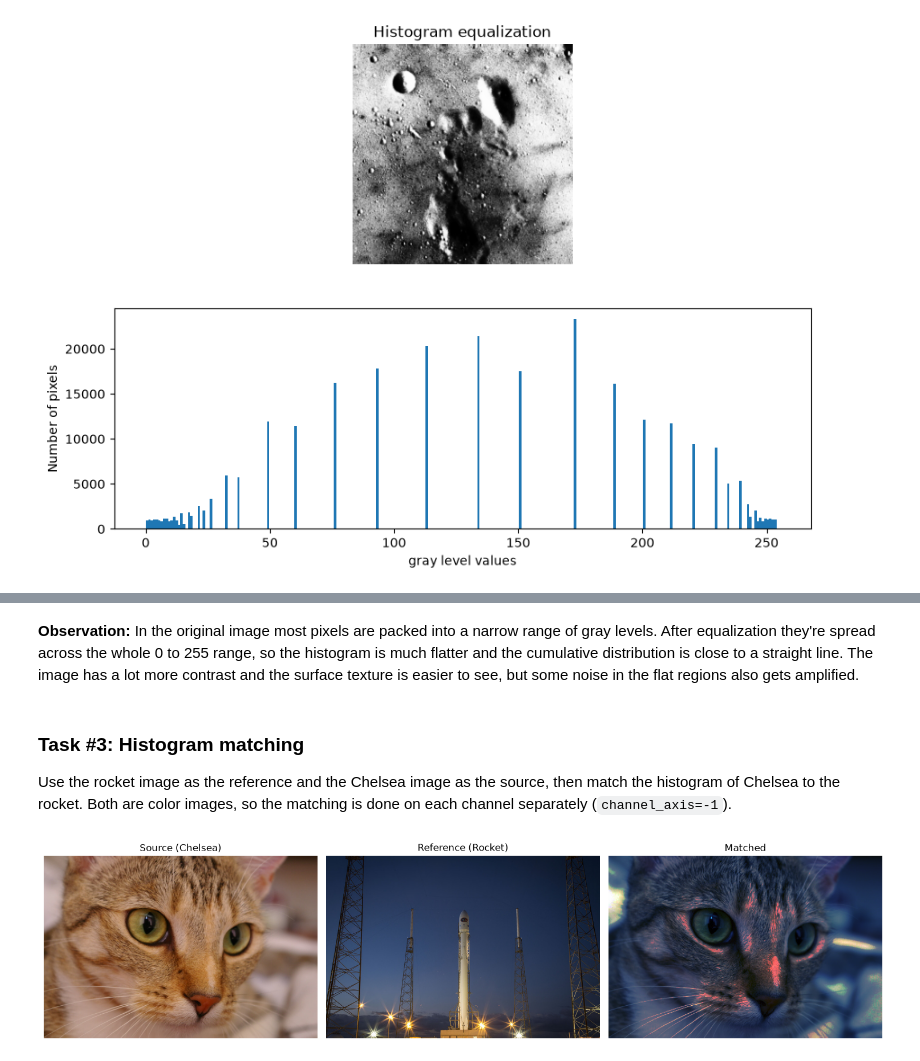
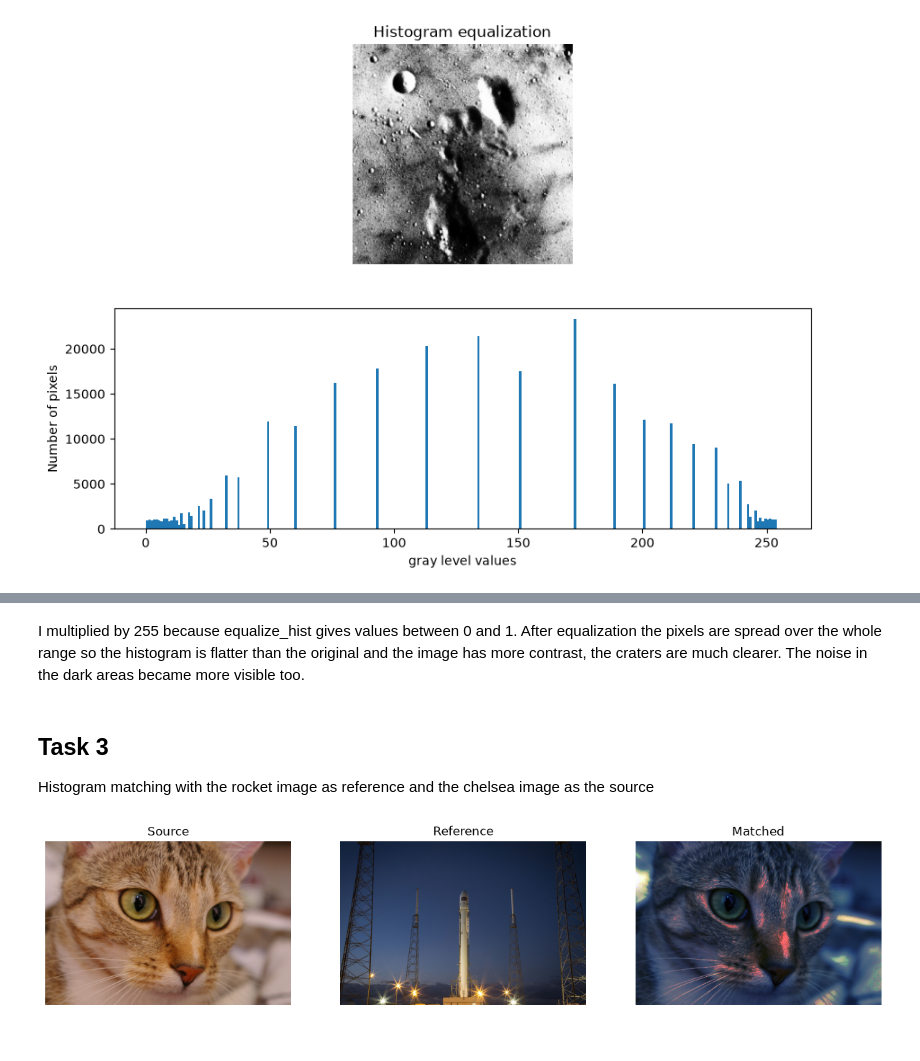
Before and after one commit to Moal-01/ARTI-403-Image-Processing, a Jupyter notebook: Lab4/Lab4.ipynb, the cells around one changed output, grey strips where cells are left out. Drawn from its saved outputs; the diff is of its cells as text; code cells hidden in the pictures.

```diff
--- a/Lab4/Lab4.ipynb
+++ b/Lab4/Lab4.ipynb
@@ -204,28 +130,24 @@ plt.show()
-# %% [markdown]
-**Observation:** In the original image most pixels are packed into a narrow range of gray
-levels. After equalization they're spread across the whole 0 to 255 range, so the histogram is
-much flatter and the cumulative distribution is close to a straight line. The image has a lot more
-contrast and the surface texture is easier to see, but some noise in the flat regions also gets
-amplified.
+# %% [markdown]
+I multiplied by 255 because equalize_hist gives values between 0 and 1. After equalization the pixels are spread over the whole range so the histogram is flatter than the original and the image has more contrast, the craters are much clearer. The noise in the dark areas became more visible too.
 # %% [markdown]
-### Task #3: Histogram matching
-Use the rocket image as the reference and the Chelsea image as the source, then match the
-histogram of Chelsea to the rocket. Both are color images, so the matching is done on each
-channel separately (`channel_axis=-1`).
+## Task 3
+Histogram matching with the rocket image as reference and the chelsea image as the source
 # %%
 reference = data.rocket()
 image = data.chelsea()
 
 matched = exposure.match_histograms(image, reference, channel_axis=-1)
 
-fig, axes = plt.subplots(1, 3, figsize=(15, 5))
-axes[0].imshow(image); axes[0].set_title('Source (Chelsea)')
-axes[1].imshow(reference); axes[1].set_title('Reference (Rocket)')
-axes[2].imshow(matched.astype(np.uint8)); axes[2].set_title('Matched')
-for ax in axes:
-    ax.axis('off')
-plt.tight_layout()
+fig, ax = plt.subplots(1, 3, figsize=(15, 5))
+ax[0].imshow(image)
+ax[0].set_title('Source')
+ax[1].imshow(reference)
+ax[1].set_title('Reference')
+ax[2].imshow(matched.astype(np.uint8))
+ax[2].set_title('Matched')
+for a in ax:
+    a.axis('off')
 plt.show()
 # %% [output]
-[figure, old version]
+[figure, new version]
 # %%
```
Also changed, not shown: parts of 25 cells of this notebook, 1 other file.
